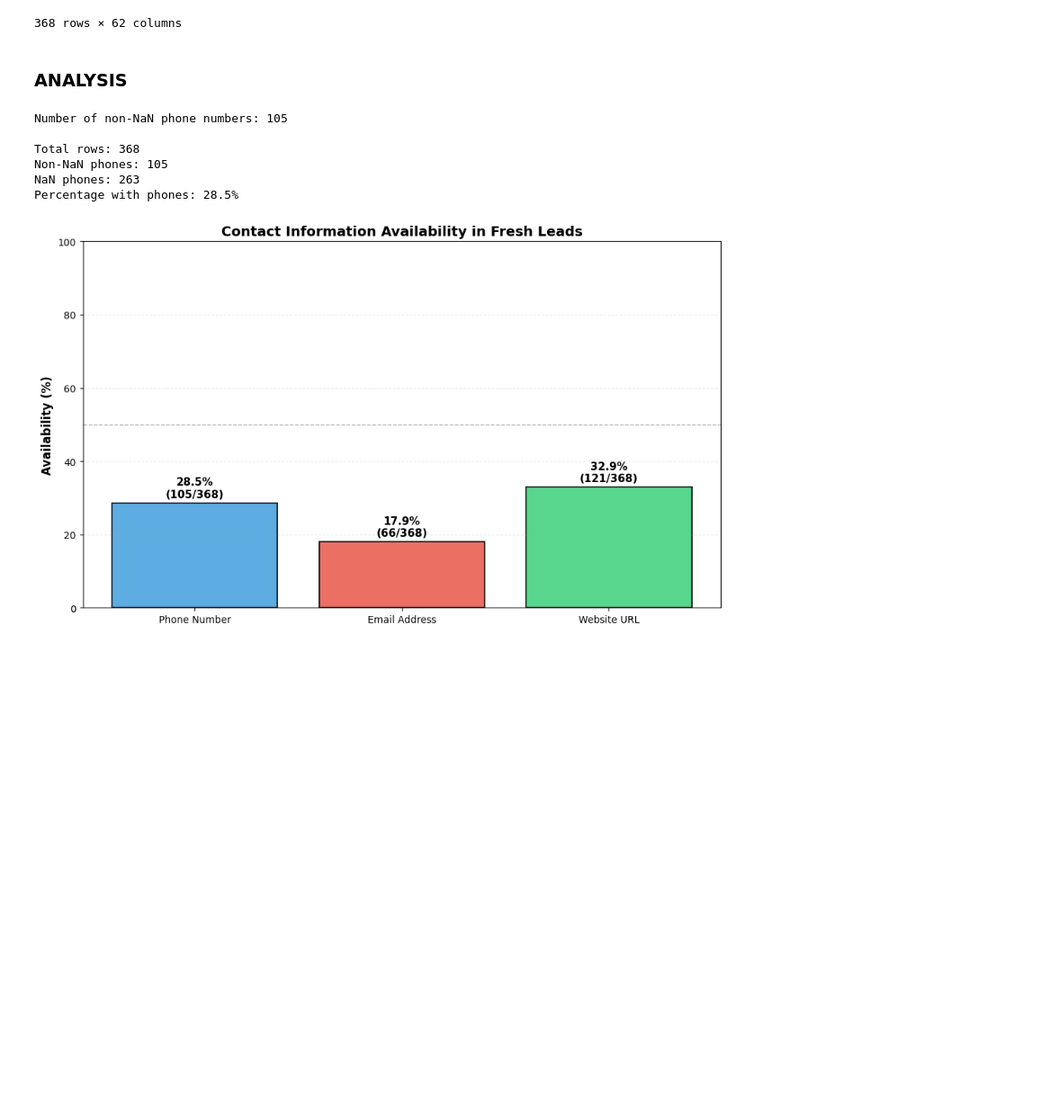
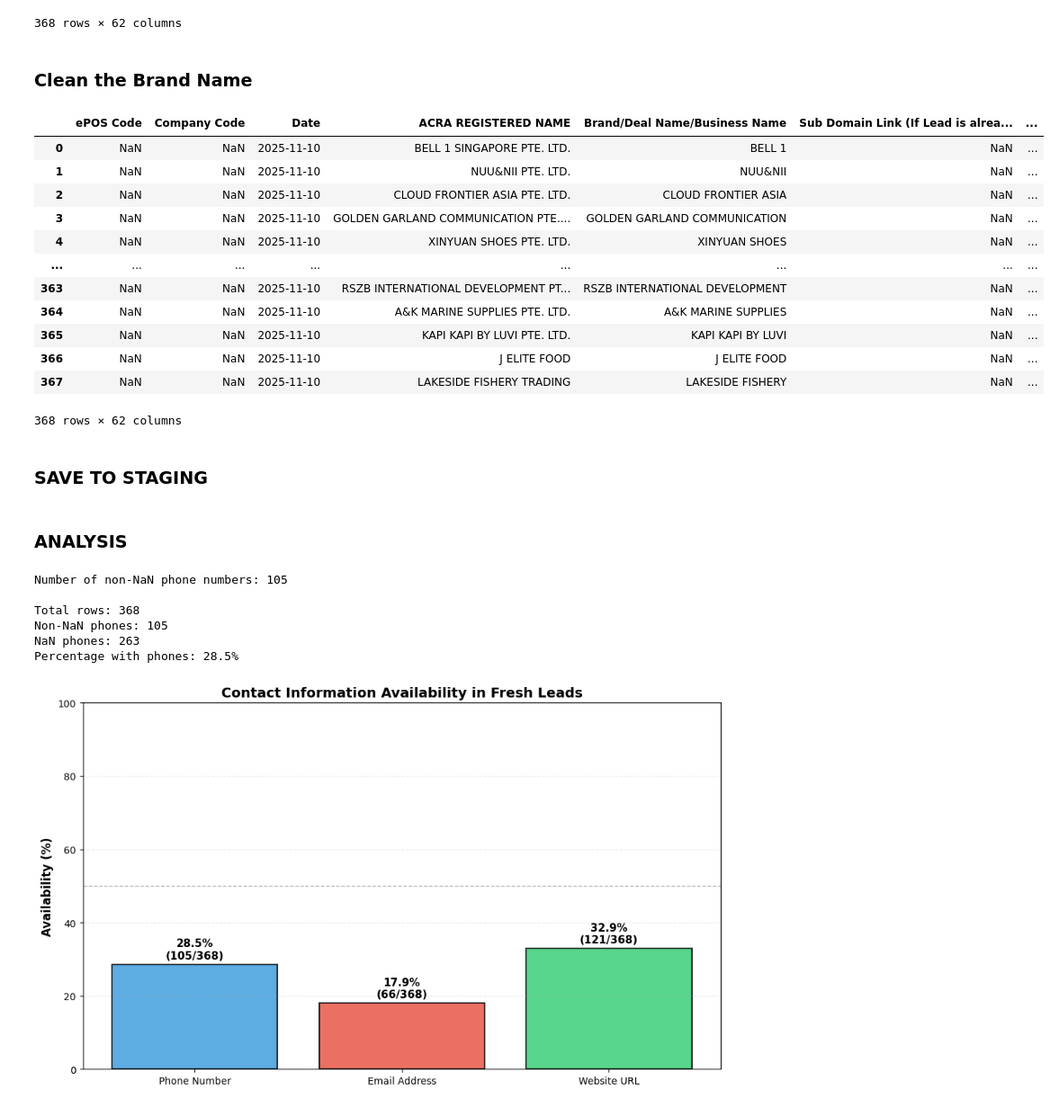
Before and after one commit to AzlieJohari57/Leads_Generation_Pipeline, a Jupyter notebook: MasterDB_Mapping.ipynb, the cells around one changed output. Shown at 90% size. Saved outputs shown, nothing was run; the diff lists cells and outputs as text; code cells hidden in the pictures; blank space fills up the shorter version.

```diff
--- a/MasterDB_Mapping.ipynb
+++ b/MasterDB_Mapping.ipynb
@@ -14,6 +14,6 @@ import glob
 import numpy as np
 import matplotlib.pyplot as plt
 # %%
-# Fresh_Leads = pd.read_excel("Fresh_Leads_WholeSale.xlsx")
-# is_unique = Fresh_Leads['UEN'].is_unique
-# print("Is UEN unique?:", is_unique)
+Fresh_Leads = pd.read_excel("Fresh_Leads_WholeSale.xlsx")
+is_unique = Fresh_Leads['UEN'].is_unique
+print("Is UEN unique?:", is_unique)
@@ -317,6 +319,7 @@ merged = Fresh_Leads_formatted.merge(
             "REGISTRATION_INCORPORATION_DATE",
             "ENTITY_TYPE_DESCRIPTION",
             "PARENT_INDUSTRY",
+            "INDUSTRY_TYPE",
             "SUB_INDUSTRY",
             "BLOCK",
             "STREET_NAME",
@@ -328,6 +331,10 @@ merged = Fresh_Leads_formatted.merge(
     right_on="UEN",
     how="left"
 )
+
+# Convert INDUSTRY_TYPE to proper data type (string)
+# Ensure it's treated as string type
+merged['INDUSTRY_TYPE'] = merged['INDUSTRY_TYPE'].astype('string')
 
 # Create combined address fields (BLOCK + STREET_NAME)
 # Handle NaN values by replacing with empty string, then combining
@@ -346,6 +353,7 @@ mapping = {
     "REGISTRATION_INCORPORATION_DATE": ["Company Registration date / Date Established"],
     "ENTITY_TYPE_DESCRIPTION": ["Ownership Type"],
     "PARENT_INDUSTRY": ["Parent Industry Type"],
+    "INDUSTRY_TYPE": ["Industry Type"],
     "SUB_INDUSTRY": ["Sub Industry"],
     # Registered Address mappings
     "REGISTERED_ADDRESS_COMBINED": ["Registered Address (Block & Street)"],
@@ -384,7 +392,7 @@ Fresh_Leads_formatted = merged
 # %%
 # Clean up: Drop the extra columns from acra_data_filtered to keep only original columns
 columns_to_drop = ["ENTITY_NAME", "PRIMARY_SSIC_CODE", "REGISTRATION_INCORPORATION_DATE",
-                   "ENTITY_TYPE_DESCRIPTION", "PARENT_INDUSTRY", "SUB_INDUSTRY",
+                   "ENTITY_TYPE_DESCRIPTION", "PARENT_INDUSTRY", "INDUSTRY_TYPE", "SUB_INDUSTRY",
                    "BLOCK", "STREET_NAME", "UNIT_NO", "POSTAL_CODE"]
 
 Fresh_Leads_formatted = Fresh_Leads_formatted.drop(columns=columns_to_drop, errors='ignore')
@@ -411,10 +605,11 @@ Fresh_Leads_formatted['Date'] = pd.Timestamp.today().normalize()
 Fresh_Leads_formatted["Tele Sales or MR (For KPI - Internal)"] = "TeleSales"
 Fresh_Leads_formatted["Name of the Market Researcher"] = "Kalaivani"
 Fresh_Leads_formatted["Original Source (Marketing)"] = "Offline Sources"
-Fresh_Leads_formatted["Marketing Source (Do not fill anything if the leads are from Hubspot, EPOS clients)"] = "Market Research"
+Fresh_Leads_formatted["Marketing Source (Do not fill anything if the leads are from Hubspot, EPOS clients)"] = "Web Scrapping"
 Fresh_Leads_formatted["Is this deal part of the Gov List?"] = "Gov List"
 Fresh_Leads_formatted["Contact Number from Lusha?"] = "No"
 Fresh_Leads_formatted["Source from Market Researcher"] = [["ACRA", "Google Searches"]] * len(Fresh_Leads_formatted)
+Fresh_Leads_formatted["Business model"] = [["B2B", "Offline"]] * len(Fresh_Leads_formatted)
 # %%
 Fresh_Leads_formatted
 # %% [output]
@@ -431,3 +626,40 @@ Fresh_Leads_formatted
 | 366 | NaN | NaN | 2025-11-10 | J ELITE FOOD | J ELITE FOOD | NaN | ... |
 | 367 | NaN | NaN | 2025-11-10 | LAKESIDE FISHERY TRADING | LAKESIDE FISHERY TRADING | NaN | ... |
 368 rows × 62 columns
+# %% [markdown]
+### Clean the Brand Name
+# %%
+
+# Define your cleaning function
+def clean_brand_name(name):
+    if pd.isna(name):
+        return name
+    # Remove common company suffixes
+    name = re.sub(
+        r'\b(PTE\.?|LTD\.?|LIMITED|SDN\.?|BHD\.?|INC\.?|CORP\.?|LLP|PLC|CO\.?|COMPANY|ENTERPRISE|TRADING|PLT|SINGAPORE|HOLDINGS?)\b',
+        '', name, flags=re.IGNORECASE
+    )
+    # Remove extra spaces and punctuation
+    name = re.sub(r'[^\w\s&-]', '', name)  # keep words, &, -, spaces
+    return re.sub(r'\s+', ' ', name).strip()
+
+# Apply to column
+Fresh_Leads_formatted["Brand/Deal Name/Business Name"] = Fresh_Leads_formatted["Brand/Deal Name/Business Name"].apply(clean_brand_name)
+
+Fresh_Leads_formatted
+# %% [output]
+|  | ePOS Code | Company Code | Date | ACRA REGISTERED NAME | Brand/Deal Name/Business Name | Sub Domain Link (If Lead is alrea... | ... |
+| 0 | NaN | NaN | 2025-11-10 | BELL 1 SINGAPORE PTE. LTD. | BELL 1 | NaN | ... |
+| 1 | NaN | NaN | 2025-11-10 | NUU&NII PTE. LTD. | NUU&NII | NaN | ... |
+| 2 | NaN | NaN | 2025-11-10 | CLOUD FRONTIER ASIA PTE. LTD. | CLOUD FRONTIER ASIA | NaN | ... |
+| 3 | NaN | NaN | 2025-11-10 | GOLDEN GARLAND COMMUNICATION PTE.... | GOLDEN GARLAND COMMUNICATION | NaN | ... |
+| 4 | NaN | NaN | 2025-11-10 | XINYUAN SHOES PTE. LTD. | XINYUAN SHOES | NaN | ... |
+| ... | ... | ... | ... | ... | ... | ... | ... |
+| 363 | NaN | NaN | 2025-11-10 | RSZB INTERNATIONAL DEVELOPMENT PT... | RSZB INTERNATIONAL DEVELOPMENT | NaN | ... |
+| 364 | NaN | NaN | 2025-11-10 | A&K MARINE SUPPLIES PTE. LTD. | A&K MARINE SUPPLIES | NaN | ... |
+| 365 | NaN | NaN | 2025-11-10 | KAPI KAPI BY LUVI PTE. LTD. | KAPI KAPI BY LUVI | NaN | ... |
+| 366 | NaN | NaN | 2025-11-10 | J ELITE FOOD | J ELITE FOOD | NaN | ... |
+| 367 | NaN | NaN | 2025-11-10 | LAKESIDE FISHERY TRADING | LAKESIDE FISHERY | NaN | ... |
+368 rows × 62 columns
+# %% [markdown]
+### SAVE TO STAGING
```
Also changed, not shown: parts of 7 cells of this notebook, 12 other files.
